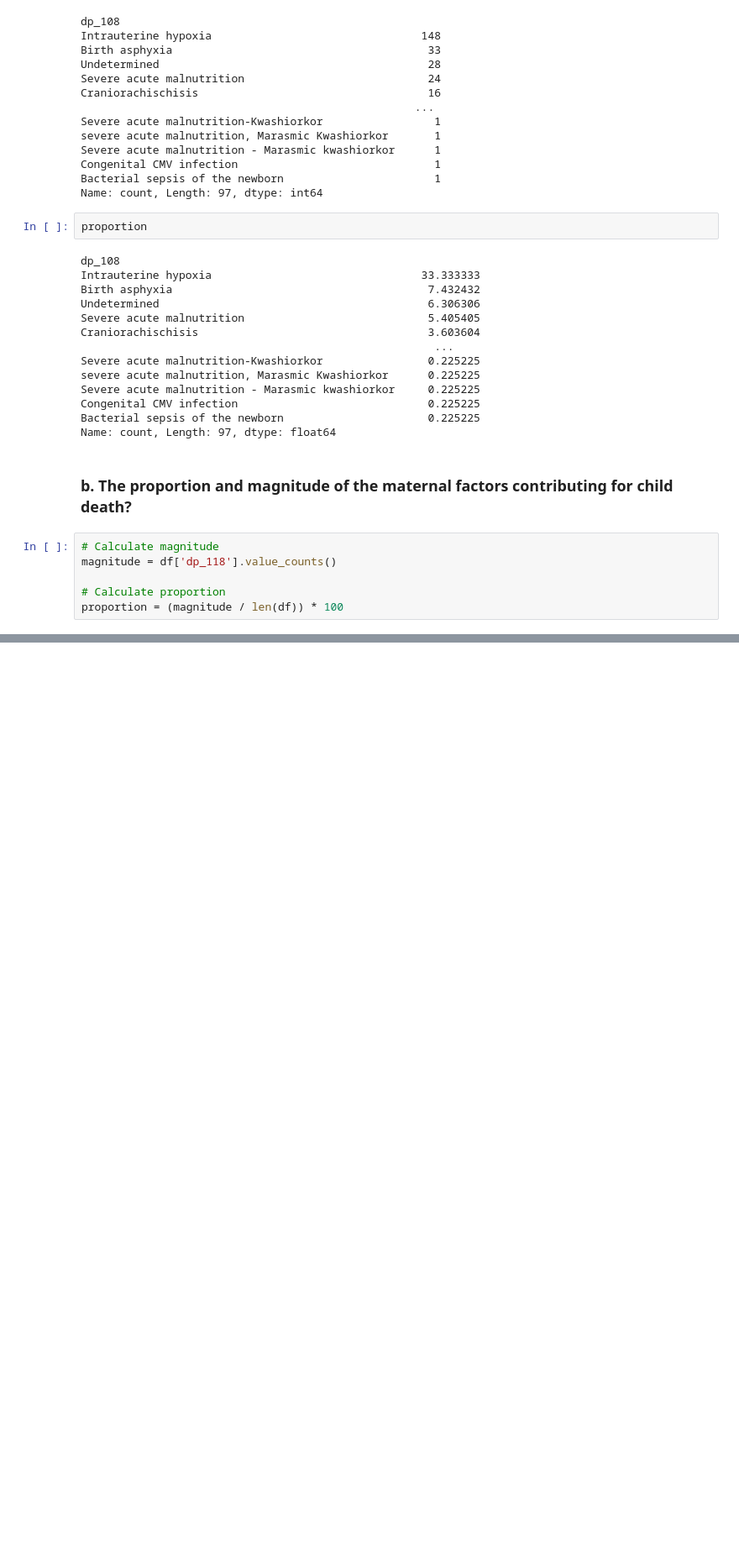
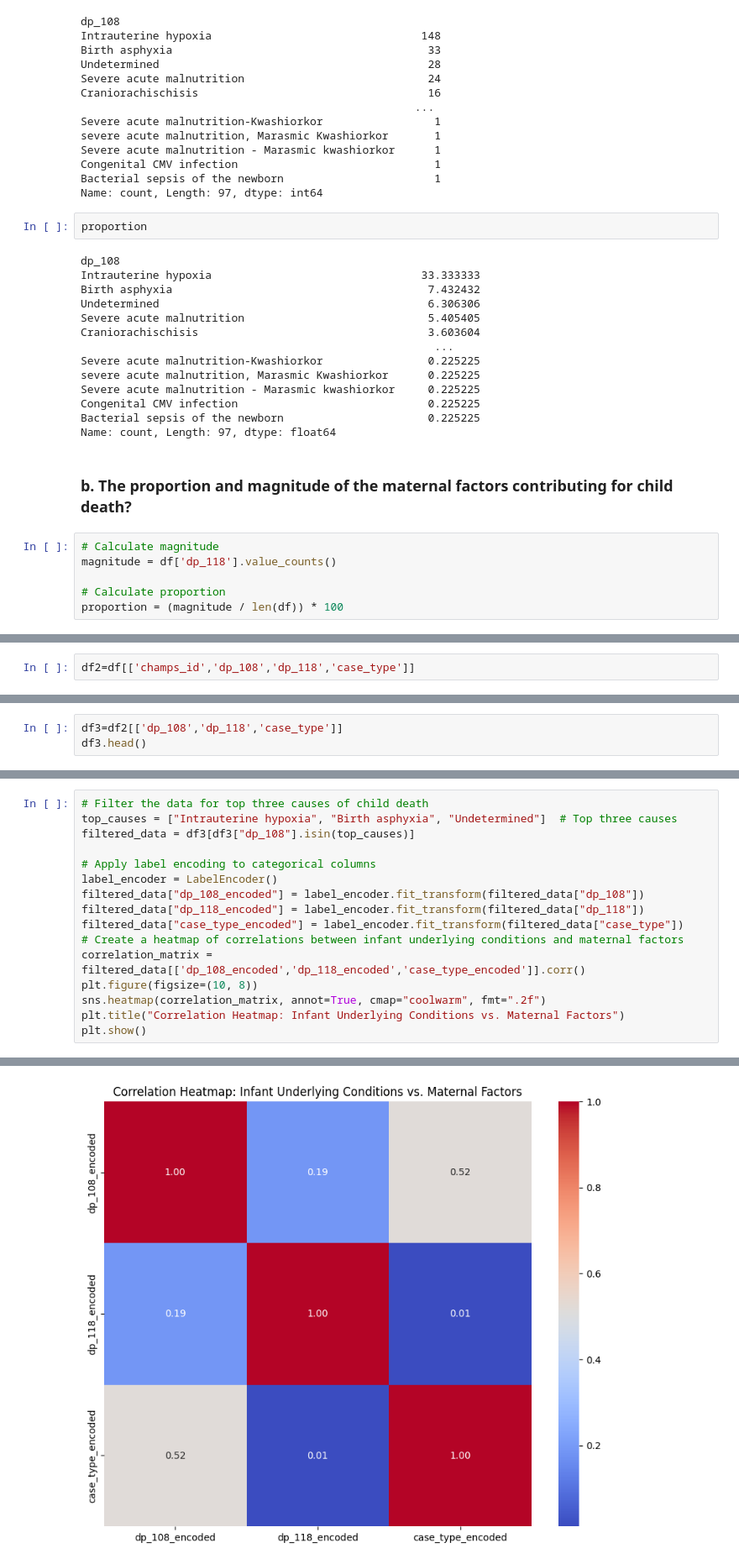
Before and after one commit to bkaggle/EPHI-Challenge, a Jupyter notebook: task1-6.ipynb, the cells around one changed output, grey strips where cells are left out. Shown at 84% size. Saved outputs shown, nothing was run; the diff lists cells and outputs as text; blank space fills up the shorter version.

```diff
--- a/task1-6.ipynb
+++ b/task1-6.ipynb
@@ -175,0 +237,2 @@ proportion = (magnitude / len(df)) * 100
+# %%
+df2=df[['champs_id','dp_108','dp_118','case_type']]
@@ -175,0 +276,3 @@ proportion = (magnitude / len(df)) * 100
+# %%
+df3=df2[['dp_108','dp_118','case_type']]
+df3.head()
@@ -175,0 +286,17 @@ proportion = (magnitude / len(df)) * 100
+# %%
+# Filter the data for top three causes of child death
+top_causes = ["Intrauterine hypoxia", "Birth asphyxia", "Undetermined"]  # Top three causes
+filtered_data = df3[df3["dp_108"].isin(top_causes)]
+
+# Apply label encoding to categorical columns
+label_encoder = LabelEncoder()
+filtered_data["dp_108_encoded"] = label_encoder.fit_transform(filtered_data["dp_108"])
+filtered_data["dp_118_encoded"] = label_encoder.fit_transform(filtered_data["dp_118"])
+filtered_data["case_type_encoded"] = label_encoder.fit_transform(filtered_data["case_type"])
+# Create a heatmap of correlations between infant underlying conditions and maternal factors
+correlation_matrix = filtered_data[['dp_108_encoded','dp_118_encoded','case_type_encoded']].corr()
+plt.figure(figsize=(10, 8))
+sns.heatmap(correlation_matrix, annot=True, cmap="coolwarm", fmt=".2f")
+plt.title("Correlation Heatmap: Infant Underlying Conditions vs. Maternal Factors")
+plt.show()
+# %% [output]
@@ -175,0 +318 @@ proportion = (magnitude / len(df)) * 100
+[figure, added]
```
Also changed, not shown: parts of 23 cells of this notebook.
